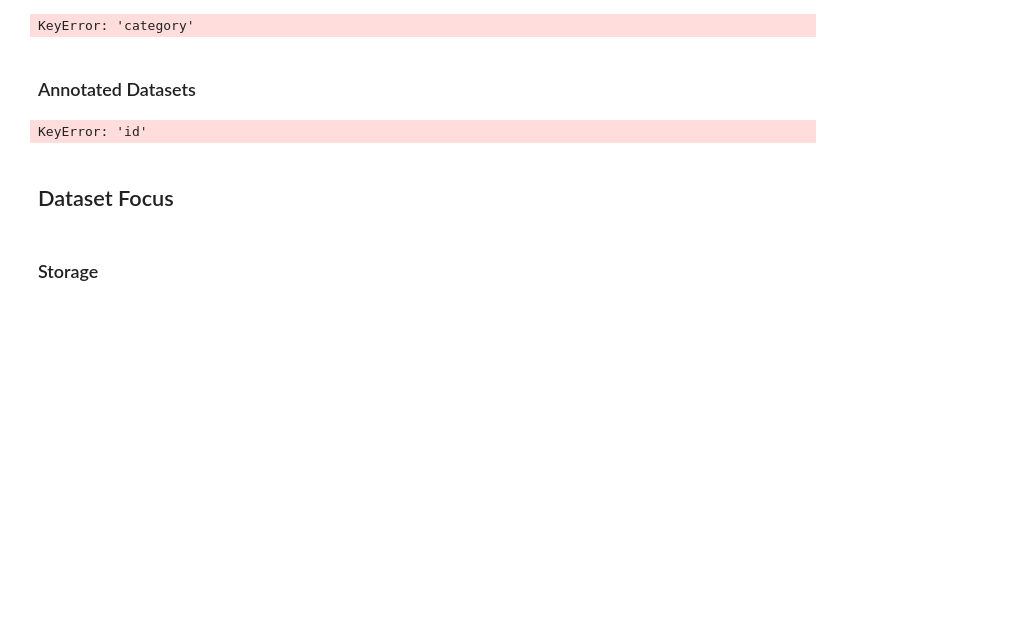
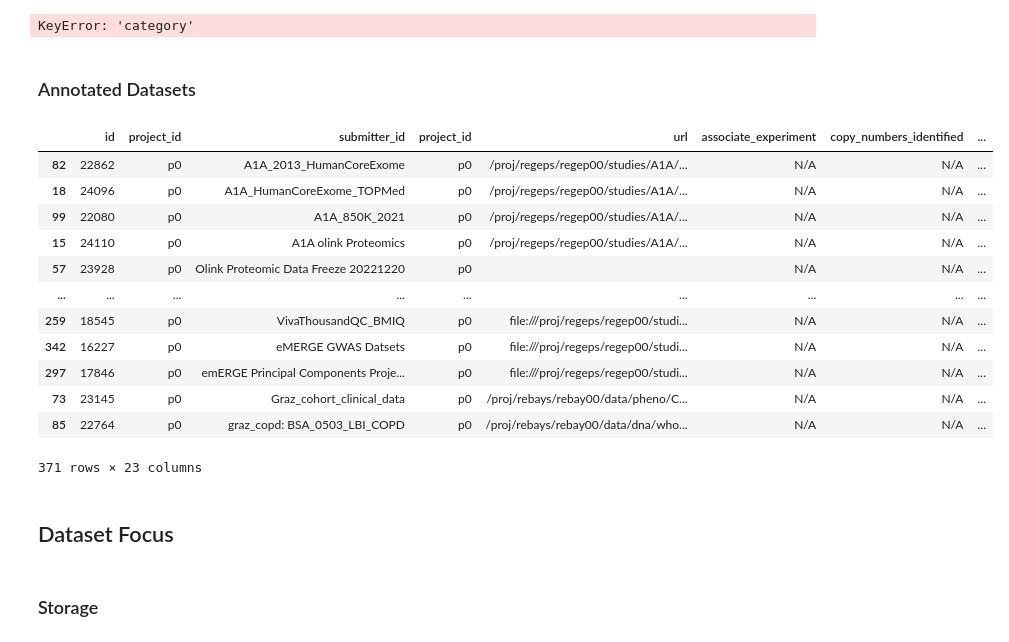
Before and after one commit to Jaclyn922/Data-Scientist-Co-op-in-Brigham-and-Women-s-Hospital, a Jupyter notebook: notebook/study-overview.ipynb, the cells around one changed output. Drawn from its saved outputs; the diff is of its cells as text; code cells hidden in the pictures; blank space fills up the shorter version.

```diff
--- a/notebook/study-overview.ipynb
+++ b/notebook/study-overview.ipynb
@@ -614,11 +614,11 @@ KeyError: 'category'
 # %%
 def annotate(ds):
     dsid = ds['id']
-    dscat = ds["category"]
+   # dscat = ds["category"]
     dsurl = ds["url"]
     if pd.notna(dsurl):
         dsurl = dsurl.replace('file://', '')
-    dsname = ds["subject"]
+    dsname = ds["submitter_id"]
 
     ds['redmine_url'] = f'https://chanmine.bwh.harvard.edu/issues/{dsid}'
 
@@ -626,35 +626,48 @@ def annotate(ds):
     try:
         smanifest = Path(dsurl)/'.chammps/sample-manifest.csv'
         # print(f'{smanifest=}')
         exists = smanifest.exists()
     except:
         exists = False
+        smanifest = None
     if exists:
         ds_samples = pd.read_csv(smanifest)
         S = len(ds_samples)
     else:
         #print(f'NEED-MANIFEST: {smanifest=}')
         pass
     ds['S'] = S
 
     N = 0
     try:
         sbmanifest = Path(dsurl)/'.chammps/subject-manifest.csv'
         exists = sbmanifest.exists()
     except:
         exists = False
     if exists:
         ds_subjects = pd.read_csv(sbmanifest)
         N = len(ds_subjects)
     ds['N'] = N
     ds['sample-manifest'] = smanifest
     return(ds)
 
 datasets = datasets.apply(annotate, axis=1)
-datasets = datasets.sort_values(['category',])
+#datasets = datasets.sort_values(['category',])
 datasets
 # %% [output]
+|  | id | project_id | submitter_id | project_id | url | associate_experiment | copy_numbers_identified | ... |
+| 82 | 22862 | p0 | A1A_2013_HumanCoreExome | p0 | /proj/regeps/regep00/studies/A1A/... | N/A | N/A | ... |
+| 18 | 24096 | p0 | A1A_HumanCoreExome_TOPMed | p0 | /proj/regeps/regep00/studies/A1A/... | N/A | N/A | ... |
+| 99 | 22080 | p0 | A1A_850K_2021 | p0 | /proj/regeps/regep00/studies/A1A/... | N/A | N/A | ... |
+| 15 | 24110 | p0 | A1A olink Proteomics | p0 | /proj/regeps/regep00/studies/A1A/... | N/A | N/A | ... |
+| 57 | 23928 | p0 | Olink Proteomic Data Freeze 20221220 | p0 |  | N/A | N/A | ... |
+| ... | ... | ... | ... | ... | ... | ... | ... | ... |
+| 259 | 18545 | p0 | VivaThousandQC_BMIQ | p0 | file:///proj/regeps/regep00/studi... | N/A | N/A | ... |
+| 342 | 16227 | p0 | eMERGE GWAS Datsets | p0 | file:///proj/regeps/regep00/studi... | N/A | N/A | ... |
+| 297 | 17846 | p0 | emERGE Principal Components Proje... | p0 | file:///proj/regeps/regep00/studi... | N/A | N/A | ... |
+| 73 | 23145 | p0 | Graz_cohort_clinical_data | p0 | /proj/rebays/rebay00/data/pheno/C... | N/A | N/A | ... |
+| 85 | 22764 | p0 | graz_copd: BSA_0503_LBI_COPD | p0 | /proj/rebays/rebay00/data/dna/who... | N/A | N/A | ... |
-KeyError: 'id'
+371 rows × 23 columns
 # %%
 datasets.to_csv('output.tsv', sep='\t', index=False)
 # %% [markdown]
```
Also changed, not shown: parts of 4 cells of this notebook, 1 other file.
